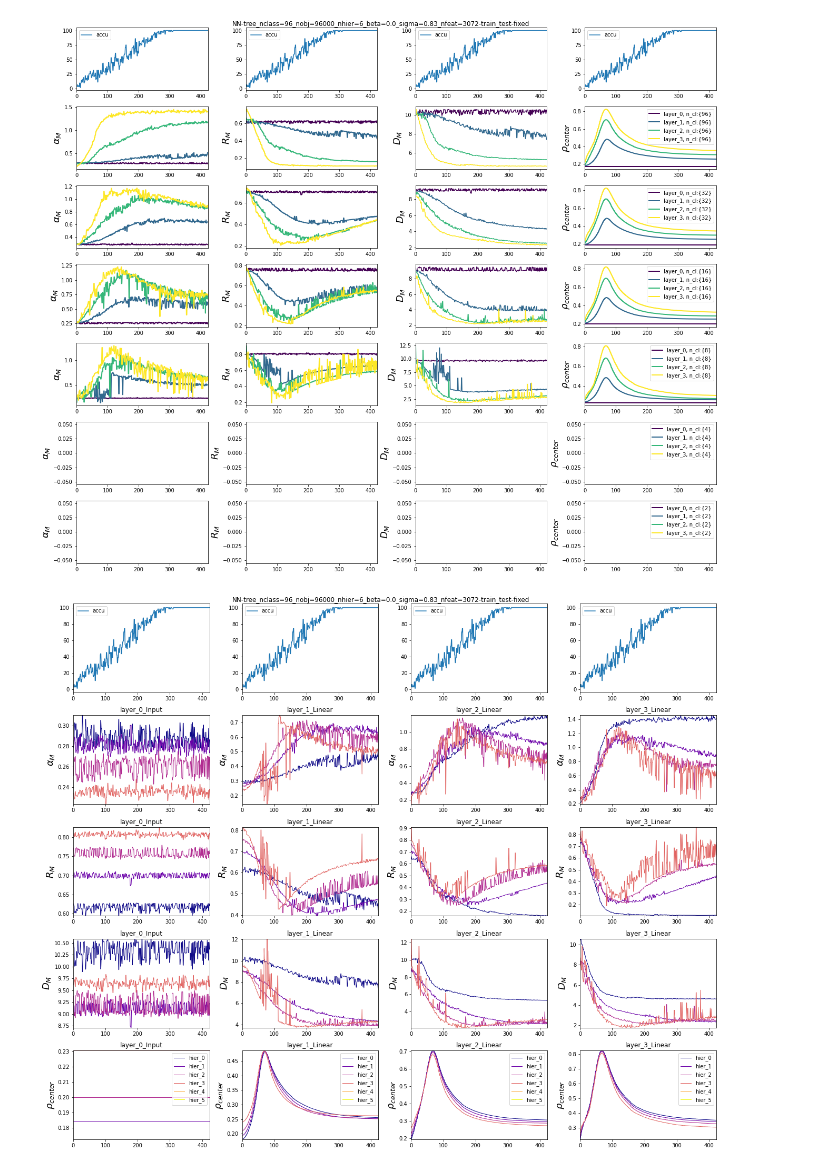
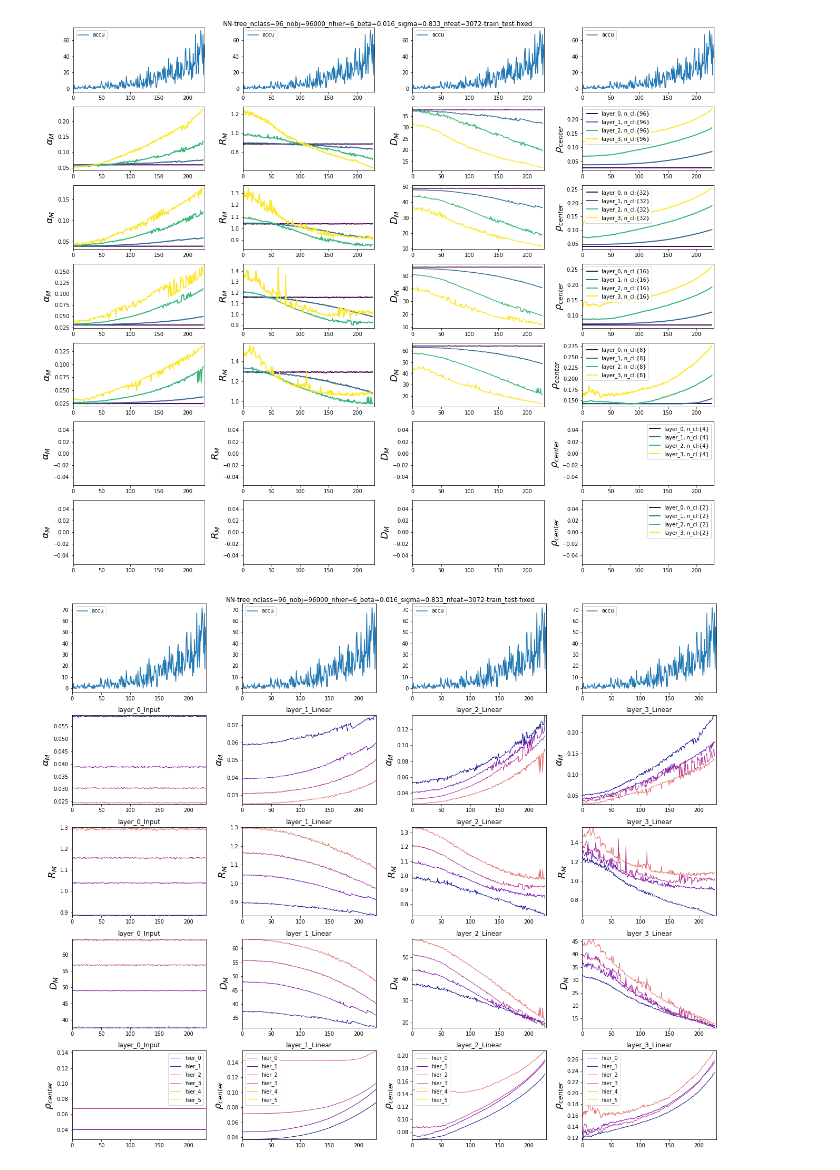
Before and after one commit to eghbalhosseini/neural_manifolds, a Jupyter notebook: manifold_during_training.ipynb, the cells around one changed output. Saved outputs shown, nothing was run; the diff lists cells and outputs as text; code cells hidden in the pictures.

Commit message:
update on manifold

```diff
--- a/manifold_during_training.ipynb
+++ b/manifold_during_training.ipynb
@@ -8,9 +8,11 @@ import argparse
 import pickle
 import matplotlib.cm as cm
 import matplotlib.pyplot as plt
+# %%
+result_dir='/om/group/evlab/Greta_Eghbal_manifolds/result/'
 # %%
 from utils import save_dir, analyze_dir
-model_identifier = 'NN-tree_nclass=96_nobj=96000_nhier=6_beta=0.0_sigma=0.83_nfeat=3072-train_test-fixed'
+model_identifier = 'NN-tree_nclass=96_nobj=96000_nhier=6_beta=0.016_sigma=0.833_nfeat=3072-train_test-fixed'
 analyze_identifier= 'mftma-exm_per_class=50-proj=False-rand=False-kappa=0-n_t=300-n_rep=1'
 #NN-partition_nclass=100_nobj=100000_nhier=1_beta=0.0_sigma=0.83_nfeat=3072-train_test-fixed \
 #NN-partition_nclass=50_nobj=50000_nhier=1_beta=0.0_sigma=0.83_nfeat=3072-train_test-fixed \
@@ -30,11 +32,11 @@ analyze_identifier= 'mftma-exm_per_class=50-proj=False-rand=False-kappa=0-n_t=30
 #             NN-tree_nclass=96_nobj=96000_nhier=6_beta=0.02_sigma=0.83_nfeat=3072-train_test-fixed \
 #             NN-tree_nclass=96_nobj=96000_nhier=6_beta=0.02_sigma=2.5_nfeat=3072-train_test-fixed
 
-data_=pickle.load(open(os.path.join(save_dir,model_identifier, f'{model_identifier}_mftma_pooled.pkl'), 'rb'))
+data_=pickle.load(open(os.path.join(analyze_dir,analyze_identifier,model_identifier, f'{model_identifier}_mftma_pooled.pkl'), 'rb'))
 
 mftma_res=data_['mftma_results']
-if not os.path.exists(os.path.join(analyze_dir,model_identifier,analyze_identifier)):
-        os.makedirs(os.path.join(analyze_dir,model_identifier,analyze_identifier))
+#if not os.path.exists(os.path.join(result_dir,analyze_identifier,model_identifier)):
+#        os.makedirs(os.path.join(result_dir,analyze_identifier,model_identifier))
 temp=[np.asarray([x['seq'] for x in mftma_res[y]]) for y in mftma_res.keys()]
 y=temp[0]
 for k in temp:
@@ -67,35 +69,35 @@ for k in range(int(num_hier)):
 
 
     temp=[[x['mftma'][k]['radii'] for x in mftma_res[y]] for y in mftma_res.keys()]
     rad=[[x[int(k)] for k in y ] for x in temp]
     for i,c in enumerate(rad):
         im=axes[4*(k+1)+1].plot(seq_temp,c,color=h0_c[i,:],label=str(i),linewidth=2)
     axes[4*(k+1)+1].set_ylabel(r'$R_M$', fontsize=18)
     axes[4*(k+1)+1].set_xlim(min(seq), max(seq))
 
     temp=[[x['mftma'][k]['dimensions'] for x in mftma_res[y]] for y in mftma_res.keys()]
     dim=[[x[int(k)] for k in y ] for x in temp]
     for i,c in enumerate(dim):
         im=axes[4*(k+1)+2].plot(seq_temp,c,color=h0_c[i,:],label=str(i))
 
     axes[4*(k+1)+2].set_ylabel(r'$D_M$', fontsize=18)
     axes[4*(k+1)+2].set_xlim(min(seq), max(seq))
 
     temp=[[x['mftma'][k]['correlations'] for x in mftma_res[y]] for y in mftma_res.keys()]
     cor=[[x[int(k)] for k in y ] for x in temp]
     for i,c in enumerate(cor):
         im=axes[4*(k+1)+3].plot(seq_temp,c,color=h0_c[i,:],label='layer_'+str(i)+', n_cl:'+str(hier_level[i]),linewidth=2)
 
     axes[4*(k+1)+3].set_ylabel(r'$\rho_{center}$', fontsize=18)
     axes[4*(k+1)+3].legend()
     axes[4*(k+1)+3].set_xlim(min(seq), max(seq))
 
 plt.suptitle(model_identifier)
 plt.tight_layout()
 plt.show()
-fig.savefig(os.path.join(analyze_dir,model_identifier,analyze_identifier,'manifold_vals_during_training.png'),transparent=True)
+fig.savefig(os.path.join(result_dir,analyze_identifier,model_identifier+'_manifold_vals_during_training.png'),transparent=True)
 # %% [output]
-[figure, old version]
+[figure, new version]
 # %%
 fig, axes = plt.subplots(5, len(mftma_res.keys()), figsize=(18, 15))
 axes=axes.flatten()
@@ -166,6 +168,6 @@ for j, key in enumerate(mftma_res.keys()):
 plt.suptitle(model_identifier)
 plt.tight_layout()
 plt.show()
-fig.savefig(os.path.join(analyze_dir,model_identifier,analyze_identifier,'hierarchy_vals_during_training.png'),transparent=True)
+fig.savefig(os.path.join(result_dir,analyze_identifier,model_identifier+'_hierarchy_vals_during_training.png'),transparent=True)
 # %% [output]
-[figure, old version]
+[figure, new version]
```
Also changed, not shown: parts of 11 cells of this notebook.
